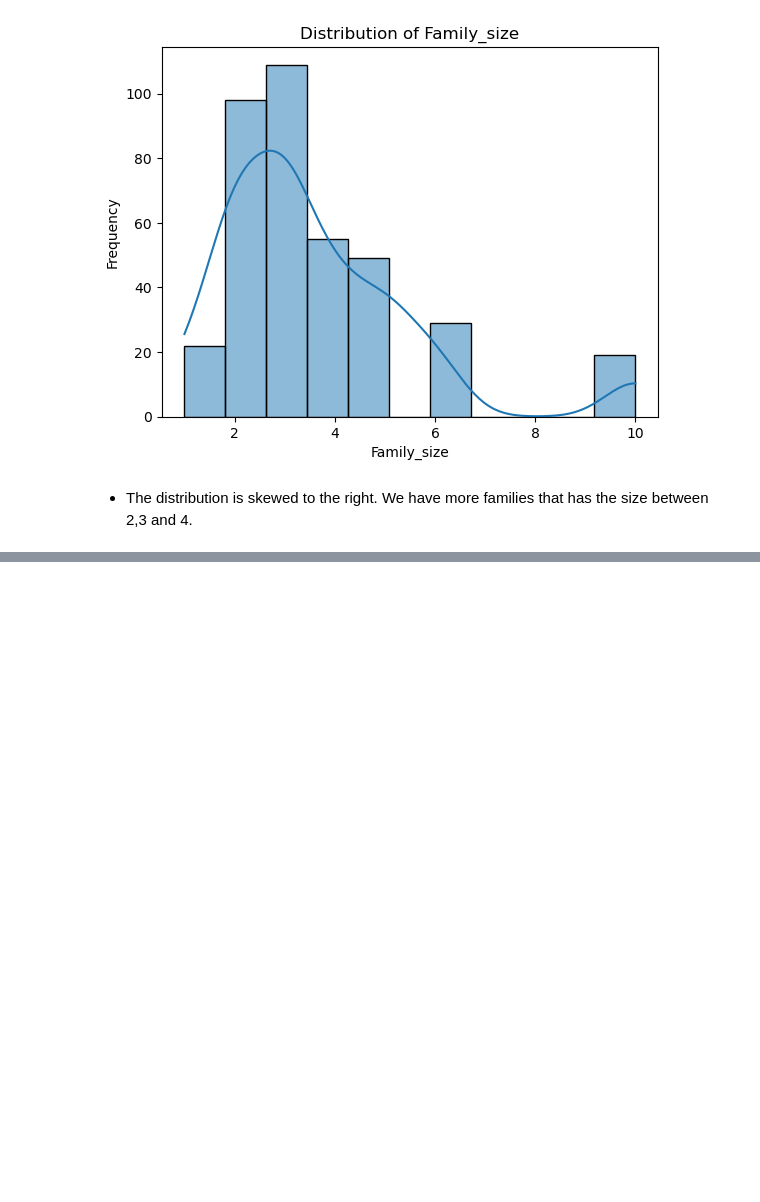
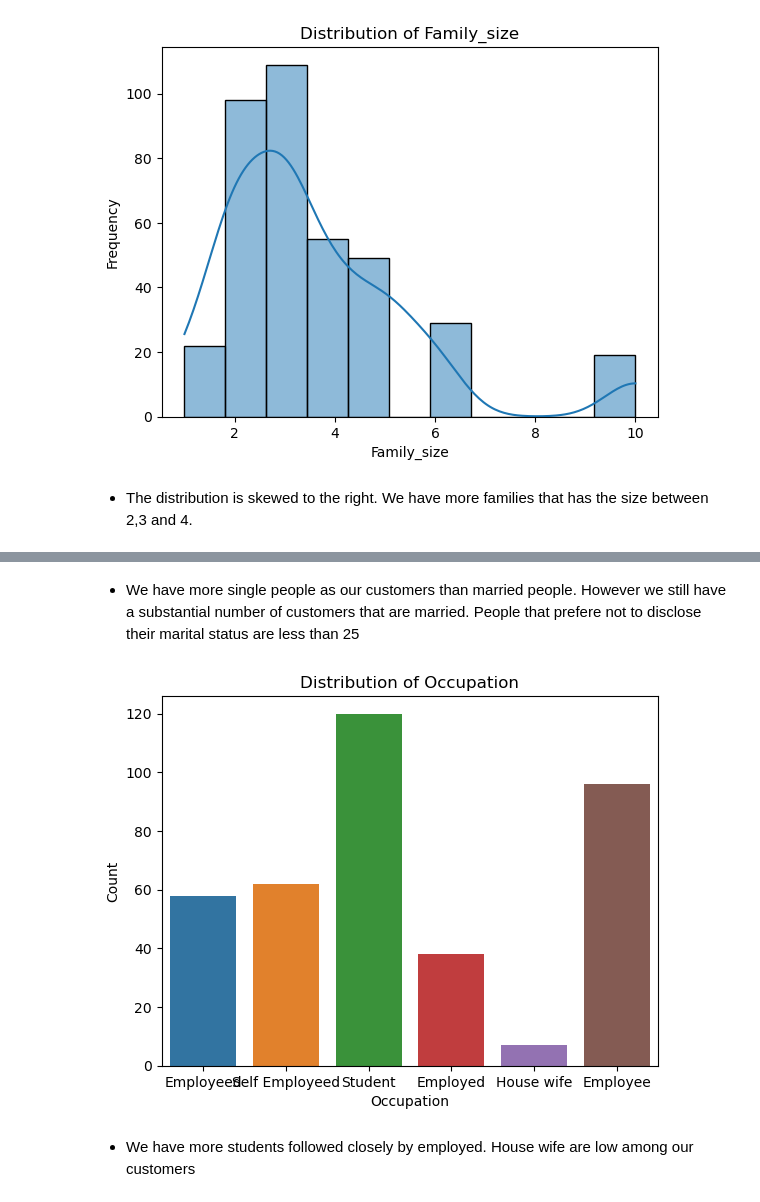
Before and after one commit to UbaChinelo/Customer-churn-prediction-for-Tshally-Foods, a Jupyter notebook: Customer_Churn_Prediction_Tshally_Foods.ipynb, the cells around one changed output, grey strips where cells are left out. Saved outputs shown, nothing was run; the diff lists cells and outputs as text; code cells hidden in the pictures; blank space fills up the shorter version.

```diff
--- a/Customer_Churn_Prediction_Tshally_Foods.ipynb
+++ b/Customer_Churn_Prediction_Tshally_Foods.ipynb
@@ -317,0 +332,16 @@ plt.show()
+# %% [markdown]
+- We have more single people as our customers than married people. However we still have a substantial number of customers that are married. People that prefere not to disclose their marital status are less than 25
+# %%
+# Create a count plot
+sns.countplot(data=Customer_Churn, x='Occupation')
+# Set labels and title
+plt.xlabel('Occupation')
+plt.ylabel('Count')
+plt.title('Distribution of Occupation')
+
+# Show the plot
+plt.show()
+# %% [output]
+[figure, added]
+# %% [markdown]
+- We have more students followed closely by employed. House wife are low among our customers
```
Also changed, not shown: parts of 2 cells of this notebook.
